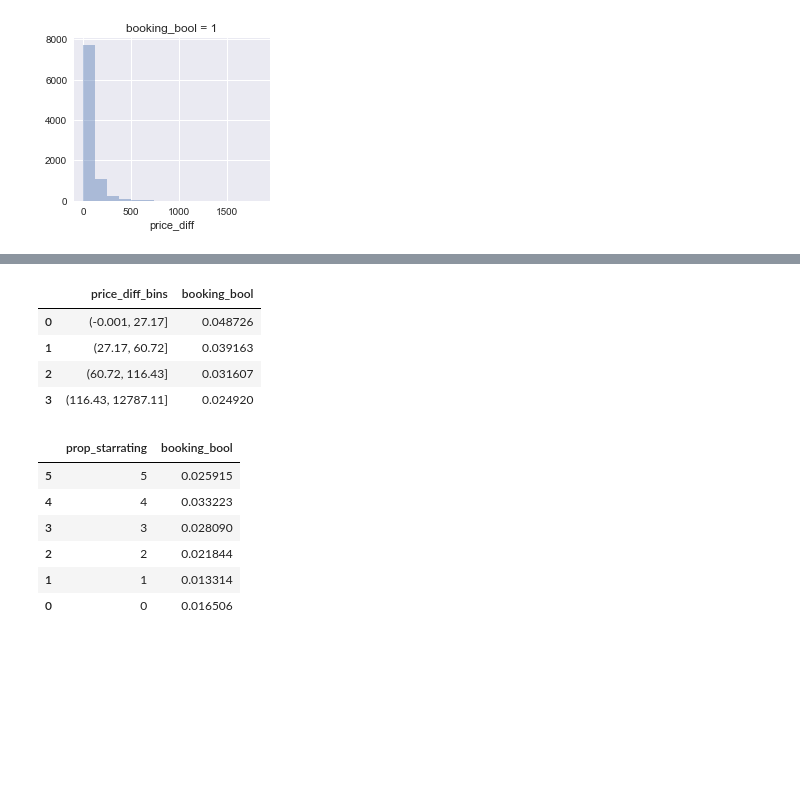
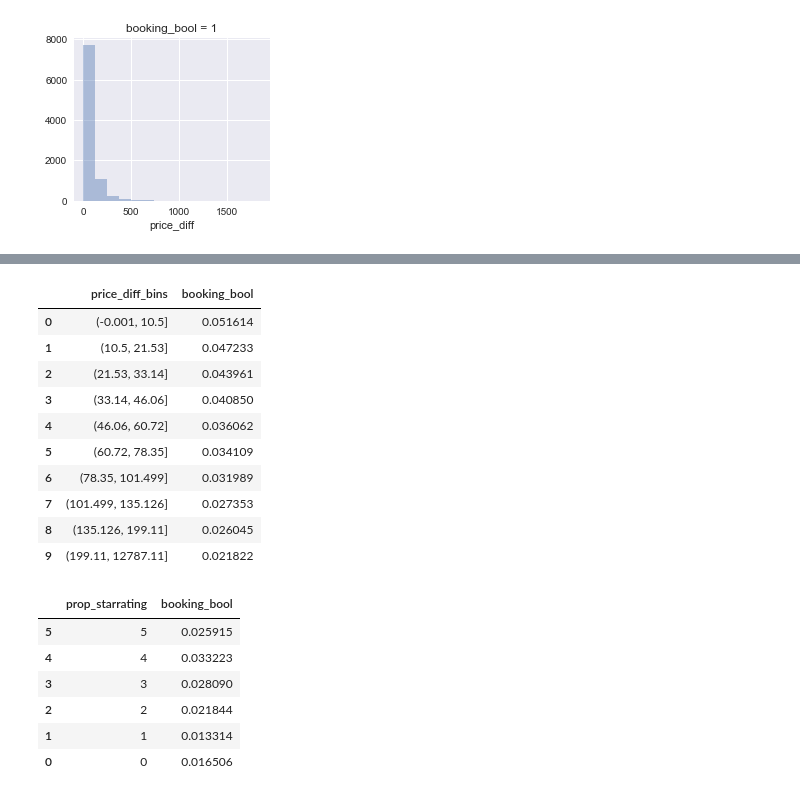
Before and after one commit to FionaLippert/DataMining, a Jupyter notebook: assignment2/explore_data_Fiona.ipynb, the cells around one changed output, grey strips where cells are left out. Cells and saved outputs as stored; diff of their text form; code cells hidden in the pictures; blank space fills up the shorter version.

```diff
--- a/assignment2/explore_data_Fiona.ipynb
+++ b/assignment2/explore_data_Fiona.ipynb
@@ -499,5 +521,5 @@ Text(0.5,1,'click_bool = 1')
 # %%
-train['star_diff_bins'] = pd.cut(train.star_diff, 5)
+train['star_diff_bins'] = pd.cut(train.star_diff, 4)
 train[['star_diff_bins','booking_bool']].groupby(['star_diff_bins'], as_index=False).mean().sort_values(by='star_diff_bins',ascending=True)
 # %% [output]
 |  | star_diff_bins | booking_bool |
@@ -527,12 +594,18 @@ Text(0.5,1,'click_bool = 1')
 # %%
-train['price_diff_bins'] = pd.qcut(train['price_diff'], 4)
+train['price_diff_bins'] = pd.qcut(train['price_diff'], 10)
 train[['price_diff_bins','booking_bool']].groupby(['price_diff_bins'], as_index=False).mean().sort_values(by='price_diff_bins',ascending=True)
 # %% [output]
 |  | price_diff_bins | booking_bool |
-| 0 | (-0.001, 27.17] | 0.048726 |
-| 1 | (27.17, 60.72] | 0.039163 |
-| 2 | (60.72, 116.43] | 0.031607 |
-| 3 | (116.43, 12787.11] | 0.024920 |
+| 0 | (-0.001, 10.5] | 0.051614 |
+| 1 | (10.5, 21.53] | 0.047233 |
+| 2 | (21.53, 33.14] | 0.043961 |
+| 3 | (33.14, 46.06] | 0.040850 |
+| 4 | (46.06, 60.72] | 0.036062 |
+| 5 | (60.72, 78.35] | 0.034109 |
+| 6 | (78.35, 101.499] | 0.031989 |
+| 7 | (101.499, 135.126] | 0.027353 |
+| 8 | (135.126, 199.11] | 0.026045 |
+| 9 | (199.11, 12787.11] | 0.021822 |
 # %%
 train[['prop_starrating','booking_bool']].groupby(['prop_starrating'], as_index=False).mean().sort_values(by='prop_starrating',ascending=False)
 # %% [output]
```
Also changed, not shown: parts of 22 cells of this notebook, 1 other file.
